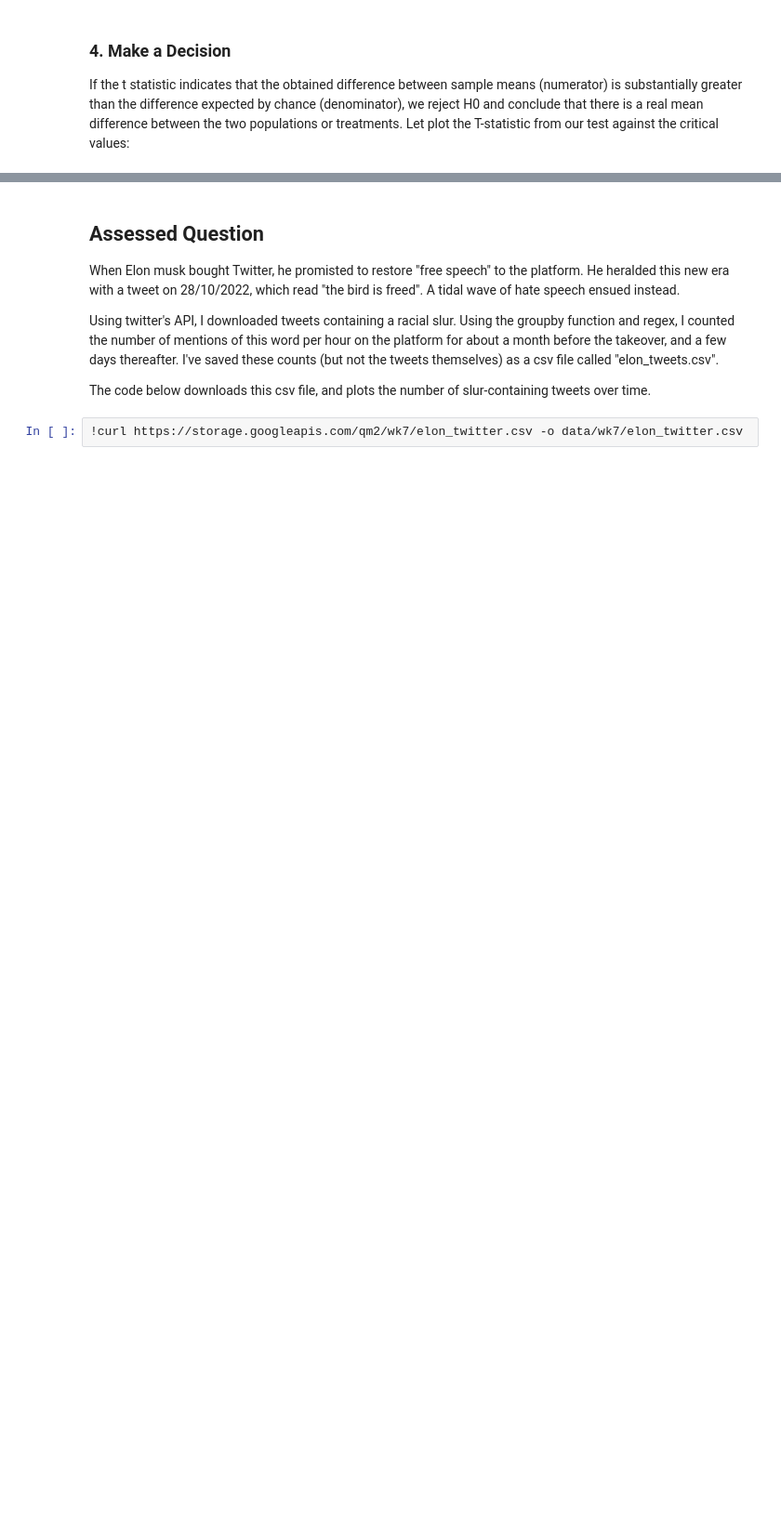
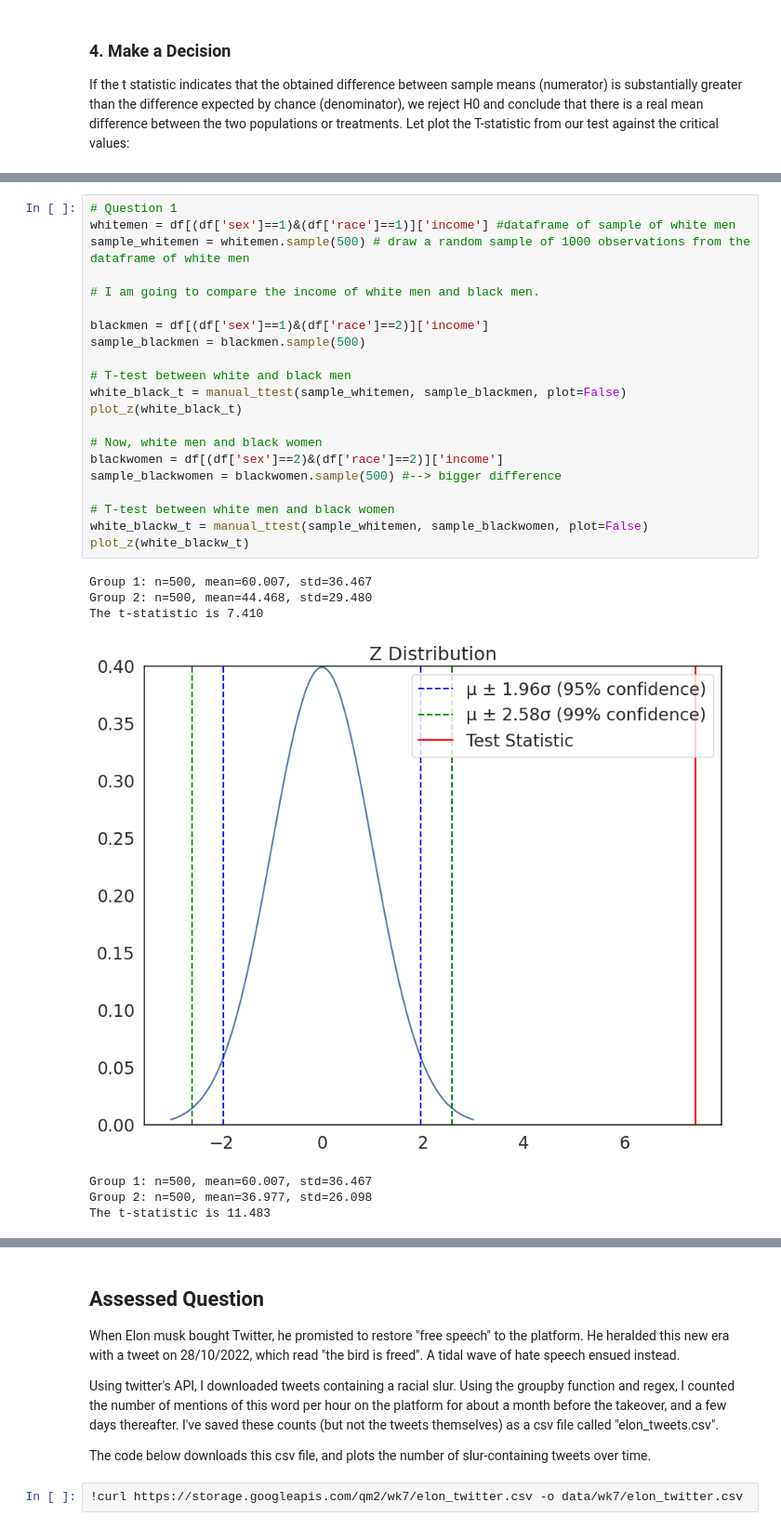
Before and after one commit to muffoonfu/QM2, a Jupyter notebook: Copy_of_W07_Hypothesis_Testing.ipynb, the cells around one changed output, grey strips where cells are left out. Shown: that part at 93% size. Saved outputs shown, nothing was run; the diff lists cells and outputs as text; blank space fills up the shorter version.

```diff
--- a/Copy_of_W07_Hypothesis_Testing.ipynb
+++ b/Copy_of_W07_Hypothesis_Testing.ipynb
@@ -294,3 +294,32 @@ Based on the plot above, can we reject the null hypothesis that there is no diff
 1. From the main dataframe `df`, draw a sample of 500 white men. Using t-tests, investigate whether there are statistically significant discrepancies in pay between white men and other groups (note: it would be best to sample 500 people in each of those groups as well). Between what groups does there exist the most significant pay gap?
 2. Some of this variation may be due to occupation. Compare income disparities between men and women within different occupations. Which occupation has the largest pay gap? which has the smallest?
 3. [Research suggests](https://journals.sagepub.com/doi/abs/10.1177/0730888401028004005) that within occupational groups, collective bargaining through union membership reduces pay gaps. Read the abstract of this article, and try to replicate the analysis using our dataset.
+# %%
+# Question 1
+whitemen = df[(df['sex']==1)&(df['race']==1)]['income'] #dataframe of sample of white men
+sample_whitemen = whitemen.sample(500) # draw a random sample of 1000 observations from the dataframe of white men
+
+# I am going to compare the income of white men and black men.
+
+blackmen = df[(df['sex']==1)&(df['race']==2)]['income']
+sample_blackmen = blackmen.sample(500)
+
+# T-test between white and black men
+white_black_t = manual_ttest(sample_whitemen, sample_blackmen, plot=False)
+plot_z(white_black_t)
+
+# Now, white men and black women
+blackwomen = df[(df['sex']==2)&(df['race']==2)]['income']
+sample_blackwomen = blackwomen.sample(500) #--> bigger difference
+
+# T-test between white men and black women
+white_blackw_t = manual_ttest(sample_whitemen, sample_blackwomen, plot=False)
+plot_z(white_blackw_t)
+# %% [output]
+Group 1: n=500, mean=60.007, std=36.467
+Group 2: n=500, mean=44.468, std=29.480
+The t-statistic is 7.410
+[figure, added]
+Group 1: n=500, mean=60.007, std=36.467
+Group 2: n=500, mean=36.977, std=26.098
+The t-statistic is 11.483
```
Also changed, not shown: parts of 15 cells of this notebook.
